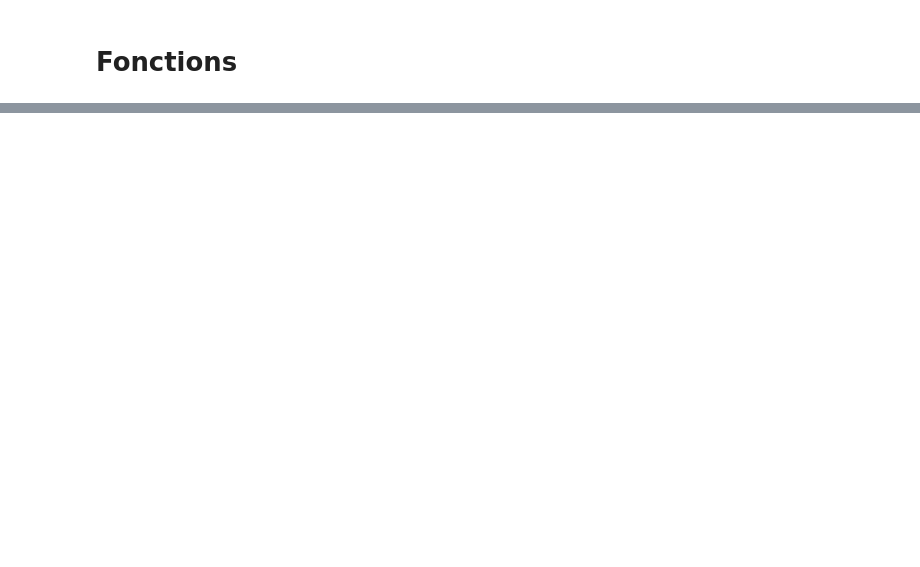
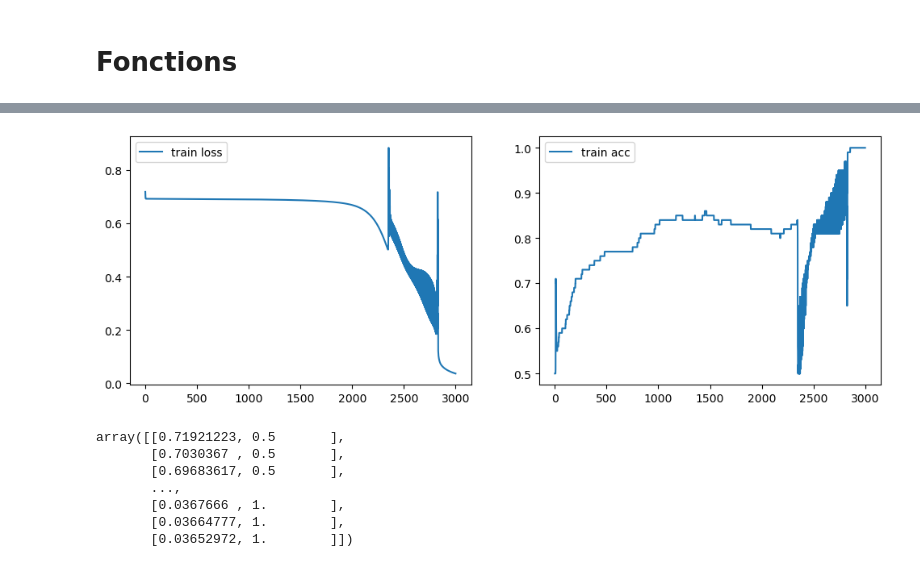
Before and after one commit to Raidbourzam/premier-neurone, a Jupyter notebook: main.ipynb, the cells around one changed output, grey strips where cells are left out. Cells and saved outputs as stored; diff of their text form; code cells hidden in the pictures; blank space fills up the shorter version.

```diff
--- a/main.ipynb
+++ b/main.ipynb
@@ -105,0 +133,11 @@ def deep_neural_network(X, y, hidden_layers = (16, 16, 16), learning_rate = 0.00
+# %%
+deep_neural_network(X, y, hidden_layers = (16, 16, 16,16, 16, 16,16, 16, 16), learning_rate = 0.1, n_iter = 3000)
+# %% [output]
+[figure, added]
+array([[0.71921223, 0.5       ],
+       [0.7030367 , 0.5       ],
+       [0.69683617, 0.5       ],
+       ...,
+       [0.0367666 , 1.        ],
+       [0.03664777, 1.        ],
+       [0.03652972, 1.        ]])
```
Also changed, not shown: parts of 4 cells of this notebook.
